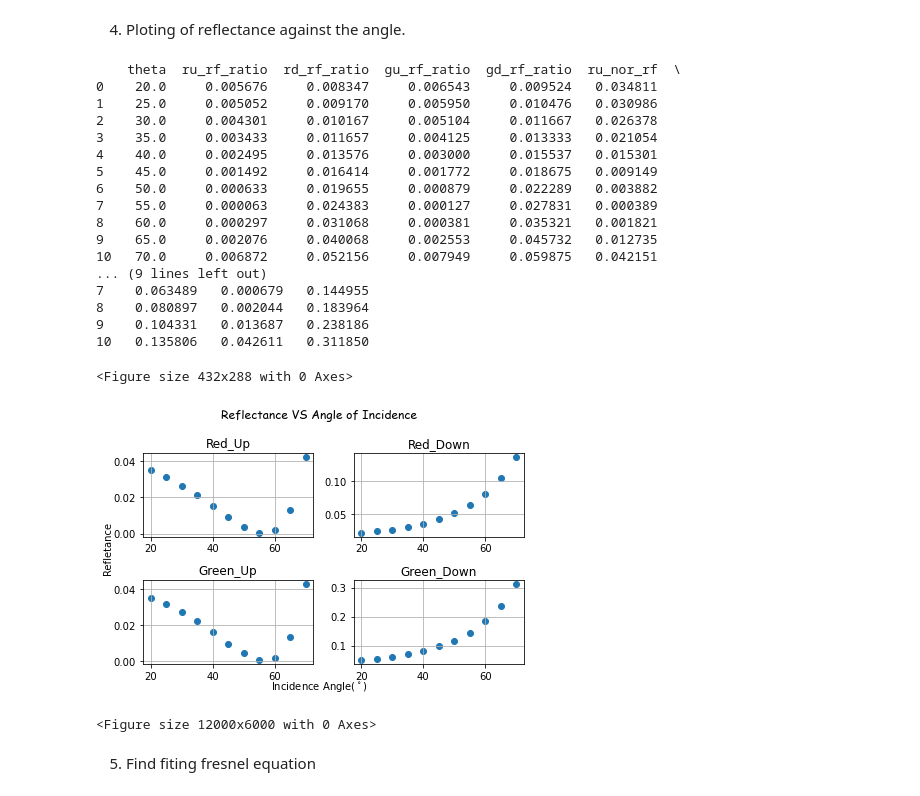
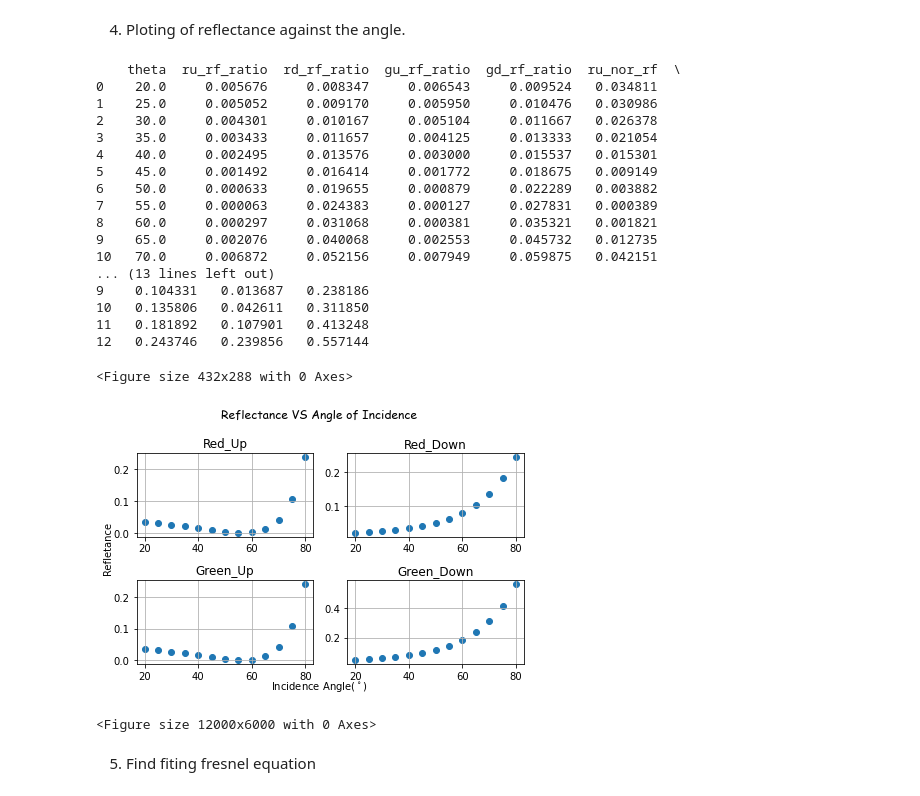
Before and after one commit to alberthu233/phys311_lab_report, a Jupyter notebook: dielectirc/dielectirc.ipynb, the cells around one changed output. Drawn from its saved outputs; the diff is of its cells as text; code cells hidden in the pictures.

```diff
--- a/dielectirc/dielectirc.ipynb
+++ b/dielectirc/dielectirc.ipynb
@@ -87,8 +87,9 @@ print(df2) # normalized measuremnt
 # %% [markdown]
 4. Ploting of reflectance against the angle.
 # %%
-df3 = df1.iloc[:-3] # eliminate 90 degree data set
+df3 = df1.iloc[:-1] # eliminate 90 degree data set
 print(df3)
+df3.to_csv("calculated_data.csv")
 plt.clf()
 csfont = {'fontname':'Comic Sans MS'}
 # set up ploting figure
@@ -103,37 +104,37 @@ axs[0,0].set_title("Red_Up")
 axs[0,1].scatter(df3["theta"], df3["rd_nor_rf"])
 axs[0,1].set_title("Red_Down")
 axs[1,0].scatter(df3["theta"], df3["gu_nor_rf"])
 axs[1,0].set_title("Green_Up")
 axs[1,1].scatter(df3["theta"], df3["gd_nor_rf"])
 axs[1,1].set_title("Green_Down")
 axs[0,0].grid()
 axs[0,1].grid()
 axs[1,0].grid()
 axs[1,1].grid()
 fig.tight_layout()
 
 
 fig.savefig('ref_ang.jpg', bbox_inches = 'tight', dpi=1000)
 # %% [output]
     theta  ru_rf_ratio  rd_rf_ratio  gu_rf_ratio  gd_rf_ratio  ru_nor_rf  \
 0    20.0     0.005676     0.008347     0.006543     0.009524   0.034811
 1    25.0     0.005052     0.009170     0.005950     0.010476   0.030986
 2    30.0     0.004301     0.010167     0.005104     0.011667   0.026378
 3    35.0     0.003433     0.011657     0.004125     0.013333   0.021054
 4    40.0     0.002495     0.013576     0.003000     0.015537   0.015301
 5    45.0     0.001492     0.016414     0.001772     0.018675   0.009149
 6    50.0     0.000633     0.019655     0.000879     0.022289   0.003882
 7    55.0     0.000063     0.024383     0.000127     0.027831   0.000389
 8    60.0     0.000297     0.031068     0.000381     0.035321   0.001821
 9    65.0     0.002076     0.040068     0.002553     0.045732   0.012735
 10   70.0     0.006872     0.052156     0.007949     0.059875   0.042151
-... (9 lines left out)
-7    0.063489   0.000679   0.144955
-8    0.080897   0.002044   0.183964
+... (13 lines left out)
 9    0.104331   0.013687   0.238186
 10   0.135806   0.042611   0.311850
+11   0.181892   0.107901   0.413248
+12   0.243746   0.239856   0.557144
 <Figure size 432x288 with 0 Axes>
-[figure, old version]
+[figure, new version]
 <Figure size 12000x6000 with 0 Axes>
 # %% [markdown]
 5. Find fiting fresnel equation
```
Also changed, not shown: parts of 4 cells of this notebook, 3 other files.
